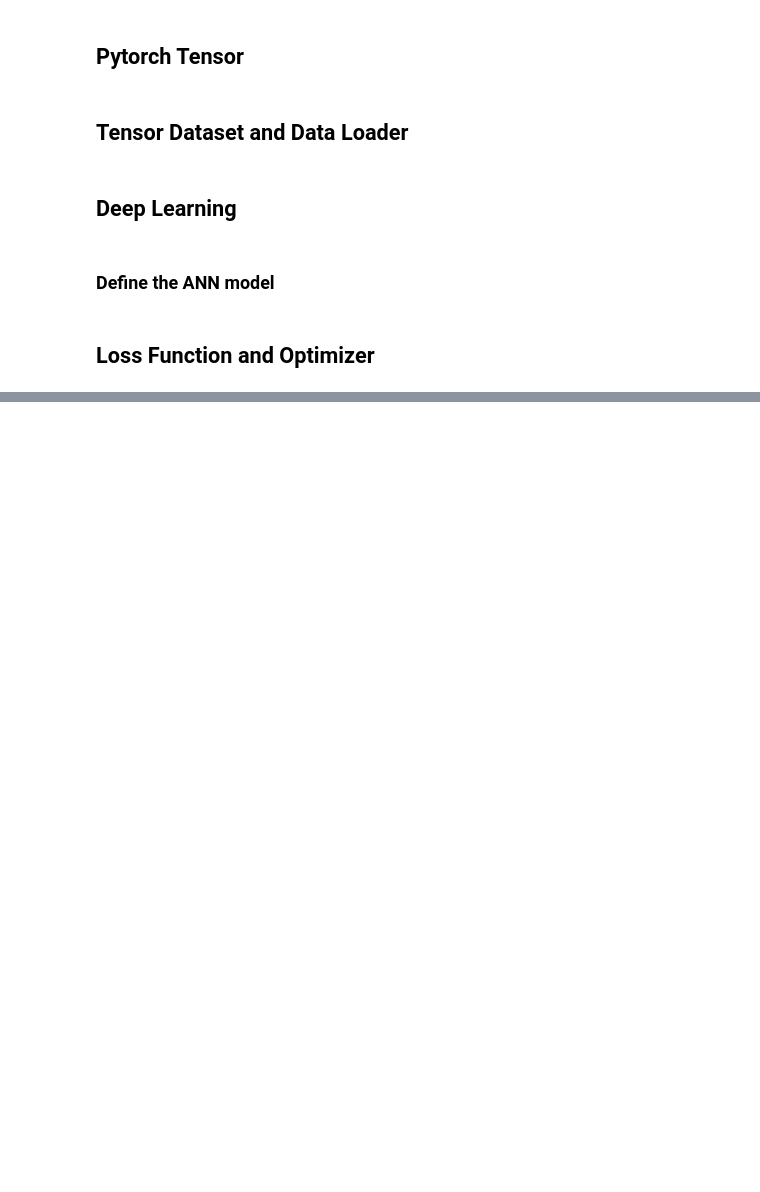
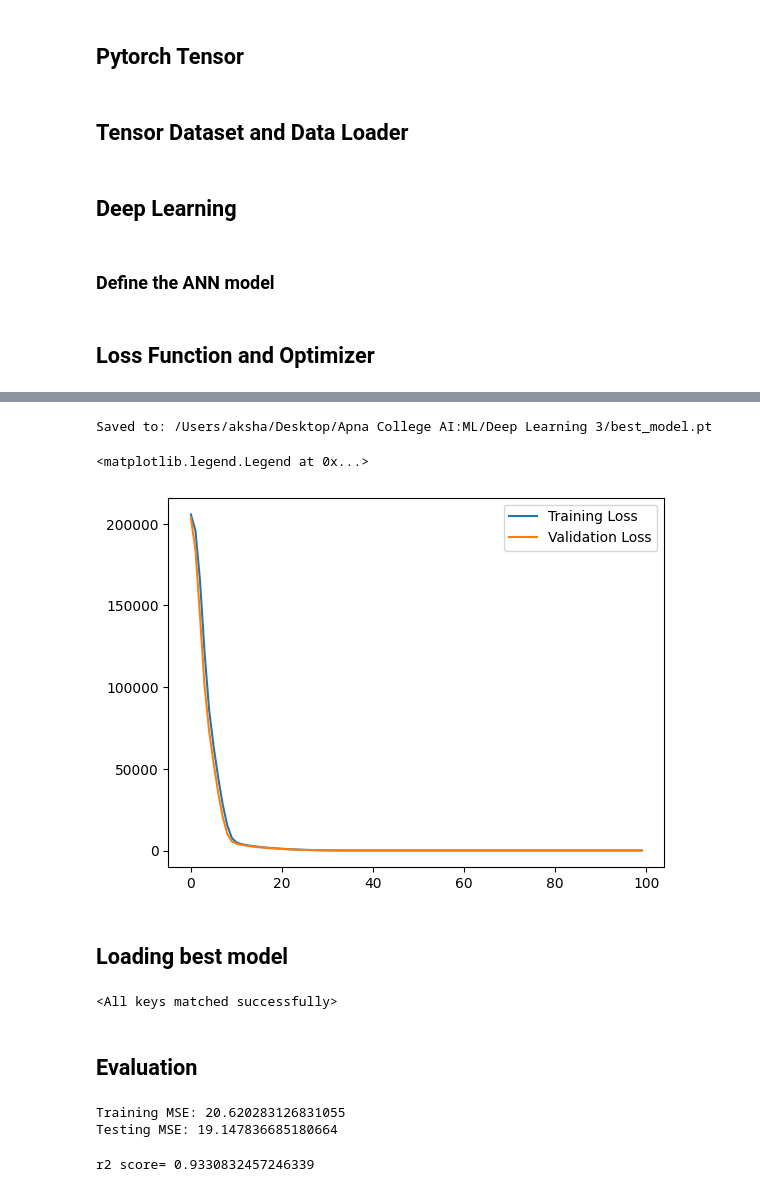
Before and after one commit to akshay041193/Energy-Production-ANN, a Jupyter notebook: powerplant.ipynb, the cells around one changed output, grey strips where cells are left out. Drawn from its saved outputs; the diff is of its cells as text; code cells hidden in the pictures; blank space fills up the shorter version.

Commit message:
Model Training and Testing

```diff
--- a/powerplant.ipynb
+++ b/powerplant.ipynb
@@ -138,0 +204,49 @@ optimizer=optim.Adam(model.parameters()) #weight and bias
+# %%
+# saving to the current directory
+from pathlib import Path
+
+model_path = Path.cwd() / "best_model.pt"
+torch.save(model.state_dict(), model_path)
+print(f"Saved to: {model_path}")
+# %% [output]
+Saved to: /Users/aksha/Desktop/Apna College AI:ML/Deep Learning 3/best_model.pt
+# %%
+dataset = pd.DataFrame({"Training Loss":train_losses,
+                        "Validation Loss":val_losses})
+
+plt.plot(dataset["Training Loss"],label="Training Loss")
+plt.plot(dataset["Validation Loss"],label="Validation Loss")
+
+plt.legend()
+# %% [output]
+<matplotlib.legend.Legend at 0x...>
+[figure, added]
+# %% [markdown]
+## Loading best model
+# %%
+model.load_state_dict(torch.load("best_model.pt"))
+# %% [output]
+<All keys matched successfully>
+# %% [markdown]
+## Evaluation
+# %%
+model.eval()
+
+with torch.no_grad():
+    train_preds=model(X_train_tensor)
+    test_preds=model(X_test_tensor)
+
+    train_mse_loss=criterion(train_preds,y_train_tensor)
+    test_mse_loss=criterion(test_preds,y_test_tensor)
+
+print("Training MSE:", train_mse_loss.item())
+print("Testing MSE:", test_mse_loss.item())
+# %% [output]
+Training MSE: 20.620283126831055
+Testing MSE: 19.147836685180664
+# %%
+from sklearn.metrics import r2_score
+
+print("r2 score=", r2_score(y_test,test_preds))
+# %% [output]
+r2 score= 0.9330832457246339
```
Also changed, not shown: parts of 4 cells of this notebook, 1 other file.
